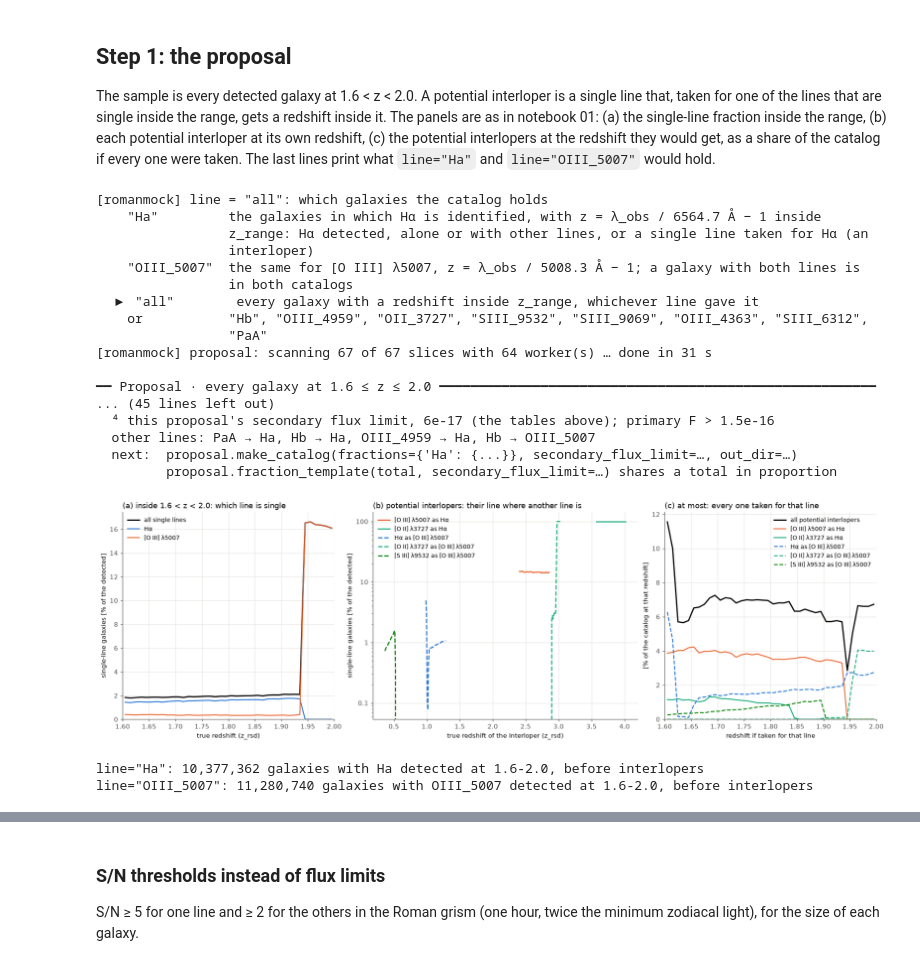
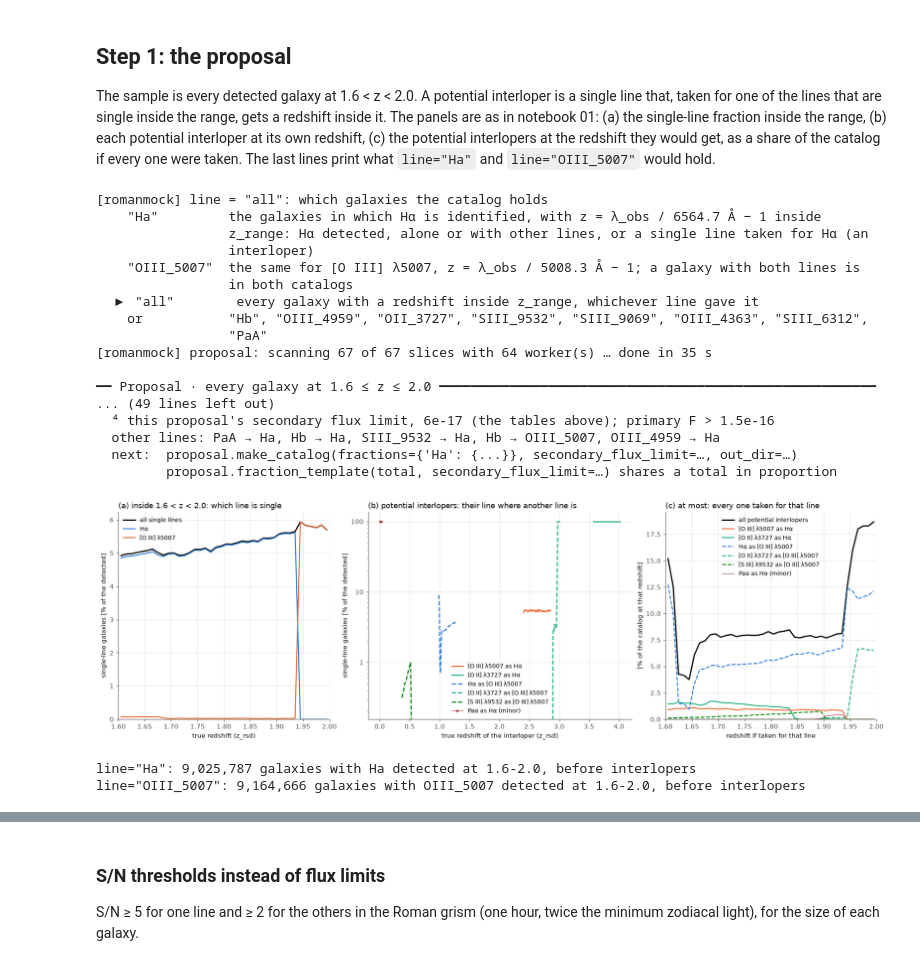
Before and after one commit to willlake/RomanMock, a Jupyter notebook: notebooks/02_catalog_z1p6_2p0.ipynb, the cells around one changed output, grey strips where cells are left out. Drawn from its saved outputs; the diff is of its cells as text; code cells hidden in the pictures.

```diff
--- a/notebooks/02_catalog_z1p6_2p0.ipynb
+++ b/notebooks/02_catalog_z1p6_2p0.ipynb
@@ -16,7 +16,7 @@ import json
 from pathlib import Path
 import numpy as np
 import matplotlib.pyplot as plt
-from romanmock import BaseCatalog, Catalog, Proposal, plotting
+from romanmock import BaseCatalog, Catalog, LineFactors, Proposal, plotting
 from romanmock.plotting import OUTCOME_COLORS, TEXT_PRIMARY, feature_color, feature_label
 
 plotting.use_style()
@@ -25,5 +25,10 @@ OUT = Path(os.environ["PSCRATCH"]) / "RomanMocks" / "examples"      # scratch: p
 N_WORKERS = 64 if "SLURM_JOB_ID" in os.environ else None           # a whole CPU node; None: what a login node allows
 base = BaseCatalog(BASE)
 print(base)
+
+# The rescaling of the oxygen lines (introduction of notebook 01): [O III] gets a scatter of 0.19 dex, and [O II] is
+# brightened by 0.25 dex with a scatter of 0.11 dex. One deviate per galaxy; the other lines keep their raw fluxes.
+RESCALING = LineFactors(log_offsets={"OII_3727": 0.25}, scatter={"OIII_5007": 0.19, "OIII_4959": 0.19, "OII_3727": 0.11})
+print(RESCALING.describe(base.line_set))
 # %% [output]
 <BaseCatalog /global/cfs/cdirs/m4943/Simulations/RomanMocks/sdss_feniks_hizels_261013_10_14_2026/base: 403,068,868 galaxies in 67 slices, 0.00 < z < 4.00; flux limit 1.00e-18 erg/s/cm2 in 10000-19300  ...
@@ -36,34 +42,35 @@ single-line fraction inside the range, (b) each potential interloper at its own
 at the redshift they would get, as a share of the catalog if every one were taken. The last lines print what `line="Ha"` and
 `line="OIII_5007"` would hold.
 # %%
-proposal = base.make_proposal((1.6, 2.0), line="all", flux_limit=1.5e-16, secondary_flux_limit=6e-17, n_workers=N_WORKERS)
+proposal = base.make_proposal((1.6, 2.0), line="all", flux_limit=1.5e-16, secondary_flux_limit=6e-17, rescaling=RESCALING,
+                              n_workers=N_WORKERS)
 proposal.plot()
 plt.show()
 names = proposal.line_names
 for line in ("Ha", "OIII_5007"):
     n = int(proposal.counts["n_line_det"][proposal.inside, names.index(line)].sum())
     print(f'line="{line}": {n:,} galaxies with {line} detected at 1.6-2.0, before interlopers')
 # %% [output]
 [romanmock] line = "all": which galaxies the catalog holds
     "Ha"         the galaxies in which Hα is identified, with z = λ_obs / 6564.7 Å − 1 inside
                  z_range: Hα detected, alone or with other lines, or a single line taken for Hα (an
                  interloper)
     "OIII_5007"  the same for [O III] λ5007, z = λ_obs / 5008.3 Å − 1; a galaxy with both lines is
                  in both catalogs
   ▶ "all"        every galaxy with a redshift inside z_range, whichever line gave it
     or           "Hb", "OIII_4959", "OII_3727", "SIII_9532", "SIII_9069", "OIII_4363", "SIII_6312",
                  "PaA"
-[romanmock] proposal: scanning 67 of 67 slices with 64 worker(s) … done in 31 s
+[romanmock] proposal: scanning 67 of 67 slices with 64 worker(s) … done in 35 s
 
 ━━ Proposal · every galaxy at 1.6 ≤ z ≤ 2.0 ━━━━━━━━━━━━━━━━━━━━━━━━━━━━━━━━━━━━━━━━━━━━━━━━━━━━━━━━
-... (45 lines left out)
+... (49 lines left out)
   ⁴ this proposal's secondary flux limit, 6e-17 (the tables above); primary F > 1.5e-16
-  other lines: PaA → Ha, Hb → Ha, OIII_4959 → Ha, Hb → OIII_5007
+  other lines: PaA → Ha, Hb → Ha, SIII_9532 → Ha, Hb → OIII_5007, OIII_4959 → Ha
   next:  proposal.make_catalog(fractions={'Ha': {...}}, secondary_flux_limit=…, out_dir=…)
          proposal.fraction_template(total, secondary_flux_limit=…) shares a total in proportion
-[figure, old version]
+[figure, new version]
-line="Ha": 10,377,362 galaxies with Ha detected at 1.6-2.0, before interlopers
-line="OIII_5007": 11,280,740 galaxies with OIII_5007 detected at 1.6-2.0, before interlopers
+line="Ha": 9,025,787 galaxies with Ha detected at 1.6-2.0, before interlopers
+line="OIII_5007": 9,164,666 galaxies with OIII_5007 detected at 1.6-2.0, before interlopers
 # %% [markdown]
 For every galaxy at 1.6 < z < 2.0 (flux limits 1.5 / 0.6):
 
```
Also changed, not shown: parts of 9 cells of this notebook, 13 other files.
